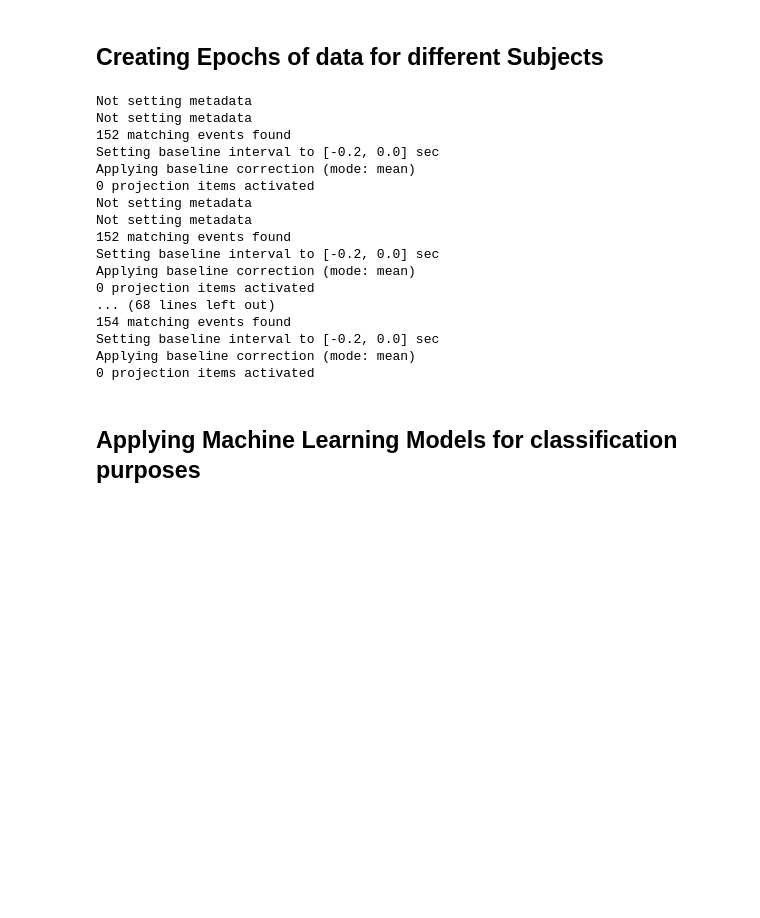
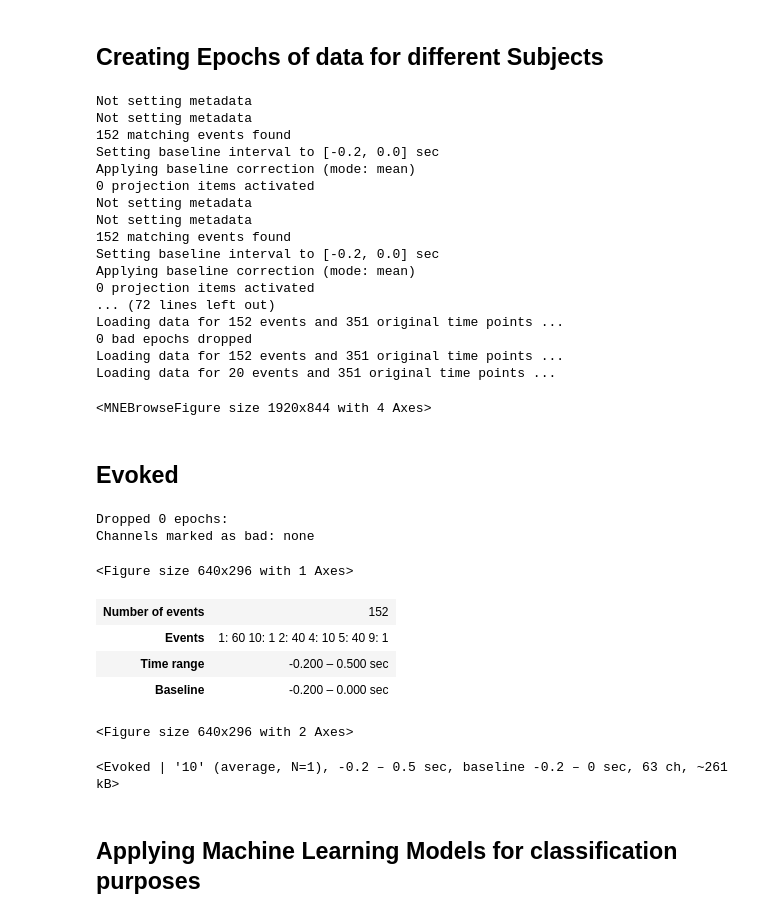
Before and after one commit to Arush0113/EEG_Pipeline, a Jupyter notebook: team02/Raw Code Implementation/Implementing_raw_code.ipynb, the cells around one changed output. Drawn from its saved outputs; the diff is of its cells as text; code cells hidden in the pictures; blank space fills up the shorter version.

```diff
--- a/team02/Raw Code Implementation/Implementing_raw_code.ipynb
+++ b/team02/Raw Code Implementation/Implementing_raw_code.ipynb
@@ -346,7 +357,7 @@ epochsab32_2 = mne.Epochs(rawab32_2,
                    events = eventsab32_2[0],
                    event_id = eventsab32_2[1],)
 
-# epochsab6_1.plot()
+epochsab6_1.plot()
 # %% [output]
 Not setting metadata
 Not setting metadata
@@ -360,14 +371,44 @@ Not setting metadata
 Setting baseline interval to [-0.2, 0.0] sec
 Applying baseline correction (mode: mean)
 0 projection items activated
-... (68 lines left out)
-154 matching events found
-Setting baseline interval to [-0.2, 0.0] sec
-Applying baseline correction (mode: mean)
-0 projection items activated
+... (72 lines left out)
+Loading data for 152 events and 351 original time points ...
+0 bad epochs dropped
+Loading data for 152 events and 351 original time points ...
+Loading data for 20 events and 351 original time points ...
+<MNEBrowseFigure size 1920x844 with 4 Axes>
 # %%
 # rawab6_1 = ica.apply(rawab6_1.copy().filter(1, 50), exclude = ica.exclude)
 # raw_m.plot();
+# %% [markdown]
+## Evoked
+# %%
+# target_ab6_1 = epochsab6_1["target"].average()
+target = epochsab6_1[0].average()
+target.plot()
+# %% [output]
+Dropped 0 epochs:
+Channels marked as bad: none
+<Figure size 640x296 with 1 Axes>
+# %%
+epochsab6_1
+# %% [output]
+| Number of events | 152 |
+| Events | 1: 60 10: 1 2: 40 4: 10 5: 40 9: 1 |
+| Time range | -0.200 – 0.500 sec |
+| Baseline | -0.200 – 0.000 sec |
+# %%
+evoked1 = epochsab6_1['10'].copy().average()
+evoked2 = epochsab6_2.copy().average()
+
+evoked1.plot(spatial_colors = True)
+# evoked2.plot()
+# %% [output]
+<Figure size 640x296 with 2 Axes>
+# %%
+evoked1
+# %% [output]
+<Evoked | '10' (average, N=1), -0.2 – 0.5 sec, baseline -0.2 – 0 sec, 63 ch, ~261 kB>
 # %% [markdown]
 ## Applying Machine Learning Models for classification purposes
 # %%
```
Also changed, not shown: parts of 13 cells of this notebook.
